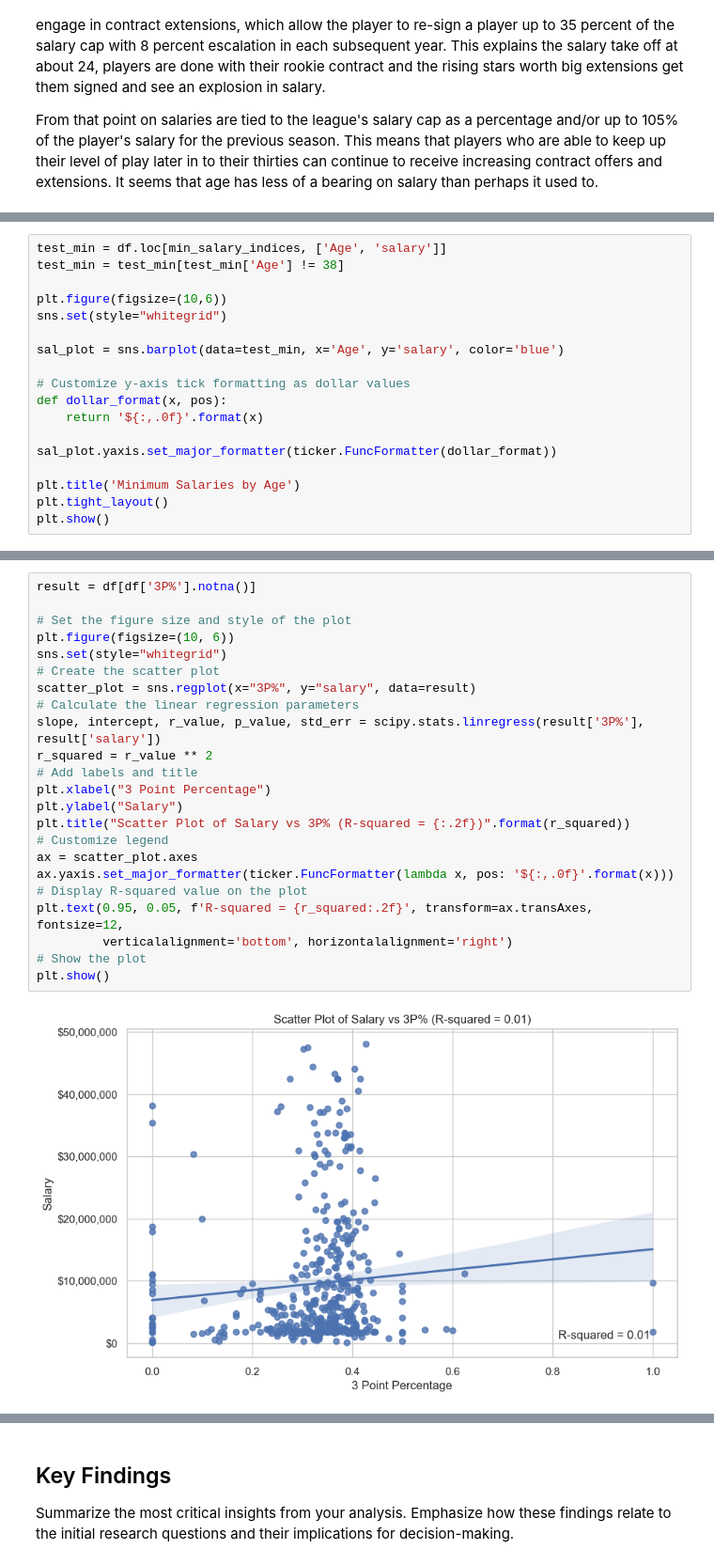
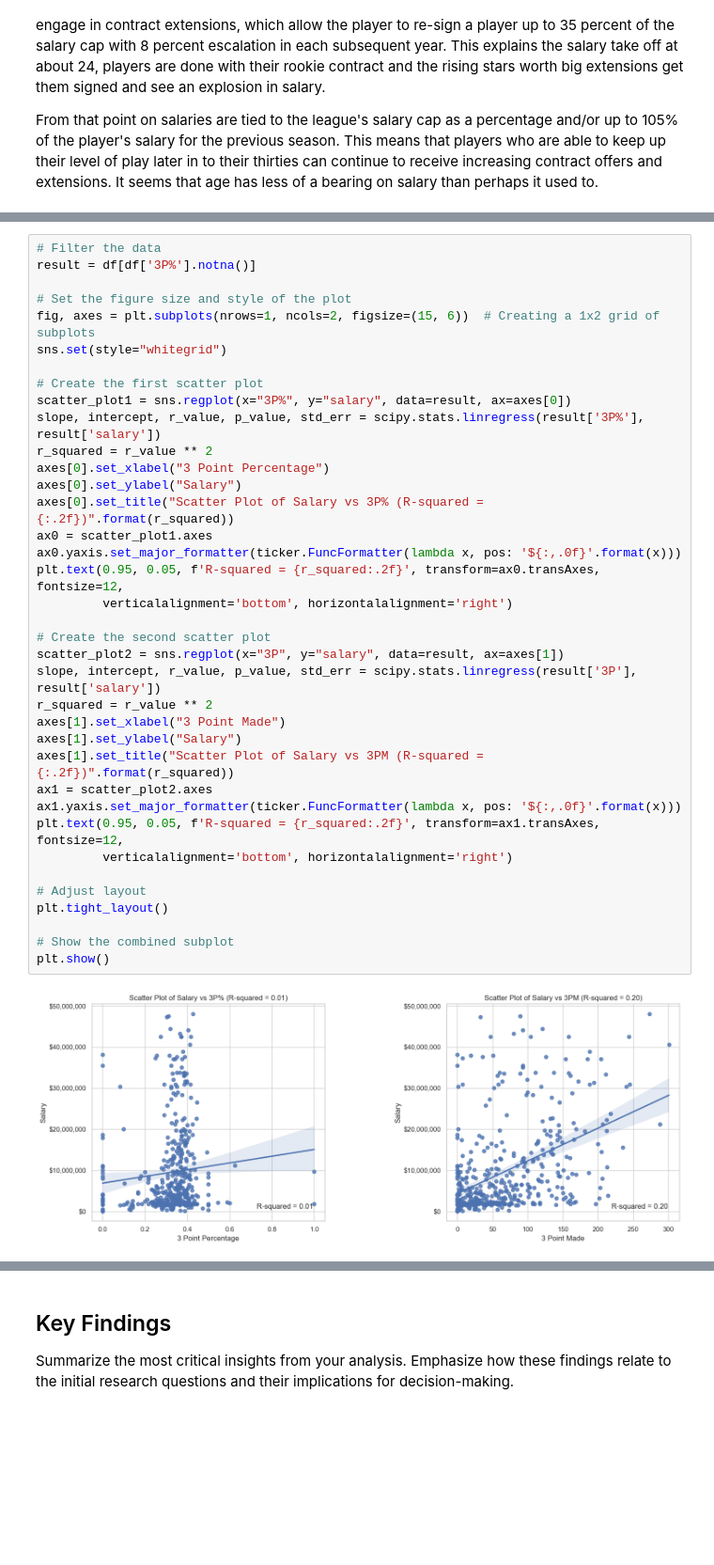
Before and after one commit to Harg-Ryan/NBA-Salary-Exploratory-Analysis-2022_23-Season, a Jupyter notebook: notebooks/NBASalaryAnalysisReport.ipynb, the cells around one changed output, grey strips where cells are left out. Shown at 94% size. Saved outputs shown, nothing was run; the diff lists cells and outputs as text; blank space fills up the shorter version.

Commit message:
more graph stuff

```diff
--- a/notebooks/NBASalaryAnalysisReport.ipynb
+++ b/notebooks/NBASalaryAnalysisReport.ipynb
@@ -505,18 +521,0 @@ plt.show()
-# %%
-test_min = df.loc[min_salary_indices, ['Age', 'salary']]
-test_min = test_min[test_min['Age'] != 38]
-
-plt.figure(figsize=(10,6))
-sns.set(style="whitegrid")
-
-sal_plot = sns.barplot(data=test_min, x='Age', y='salary', color='blue')
-
-# Customize y-axis tick formatting as dollar values
-def dollar_format(x, pos):
-    return '${:,.0f}'.format(x)
-
-sal_plot.yaxis.set_major_formatter(ticker.FuncFormatter(dollar_format))
-
-plt.title('Minimum Salaries by Age')
-plt.tight_layout()
-plt.show()
@@ -525,27 +522,41 @@ plt.show()
 # %%
+# Filter the data
 result = df[df['3P%'].notna()]
 
 # Set the figure size and style of the plot
-plt.figure(figsize=(10, 6))
+fig, axes = plt.subplots(nrows=1, ncols=2, figsize=(15, 6))  # Creating a 1x2 grid of subplots
 sns.set(style="whitegrid")
-# Create the scatter plot
-scatter_plot = sns.regplot(x="3P%", y="salary", data=result)
-# Calculate the linear regression parameters
+
+# Create the first scatter plot
+scatter_plot1 = sns.regplot(x="3P%", y="salary", data=result, ax=axes[0])
 slope, intercept, r_value, p_value, std_err = scipy.stats.linregress(result['3P%'], result['salary'])
 r_squared = r_value ** 2
-# Add labels and title
-plt.xlabel("3 Point Percentage")
-plt.ylabel("Salary")
-plt.title("Scatter Plot of Salary vs 3P% (R-squared = {:.2f})".format(r_squared))
-# Customize legend
-ax = scatter_plot.axes
-ax.yaxis.set_major_formatter(ticker.FuncFormatter(lambda x, pos: '${:,.0f}'.format(x)))
-# Display R-squared value on the plot
-plt.text(0.95, 0.05, f'R-squared = {r_squared:.2f}', transform=ax.transAxes, fontsize=12,
+axes[0].set_xlabel("3 Point Percentage")
+axes[0].set_ylabel("Salary")
+axes[0].set_title("Scatter Plot of Salary vs 3P% (R-squared = {:.2f})".format(r_squared))
+ax0 = scatter_plot1.axes
+ax0.yaxis.set_major_formatter(ticker.FuncFormatter(lambda x, pos: '${:,.0f}'.format(x)))
+plt.text(0.95, 0.05, f'R-squared = {r_squared:.2f}', transform=ax0.transAxes, fontsize=12,
          verticalalignment='bottom', horizontalalignment='right')
-# Show the plot
+
+# Create the second scatter plot
+scatter_plot2 = sns.regplot(x="3P", y="salary", data=result, ax=axes[1])
+slope, intercept, r_value, p_value, std_err = scipy.stats.linregress(result['3P'], result['salary'])
+r_squared = r_value ** 2
+axes[1].set_xlabel("3 Point Made")
+axes[1].set_ylabel("Salary")
+axes[1].set_title("Scatter Plot of Salary vs 3PM (R-squared = {:.2f})".format(r_squared))
+ax1 = scatter_plot2.axes
+ax1.yaxis.set_major_formatter(ticker.FuncFormatter(lambda x, pos: '${:,.0f}'.format(x)))
+plt.text(0.95, 0.05, f'R-squared = {r_squared:.2f}', transform=ax1.transAxes, fontsize=12,
+         verticalalignment='bottom', horizontalalignment='right')
+
+# Adjust layout
+plt.tight_layout()
+
+# Show the combined subplot
 plt.show()
 # %% [output]
-[figure, old version]
+[figure, new version]
 # %% [markdown]
 Surprisingly, 3 point percentage has almost no relationship with salary.  The mean 3P% seems to be about 33%, and really has no bearing on how much a player gets paid. Considering the emphasis on 3 point shooting we might have expected salary to be tied closer to 3P%, but clearly this is not the case.
```
Also changed, not shown: parts of 10 cells of this notebook.
